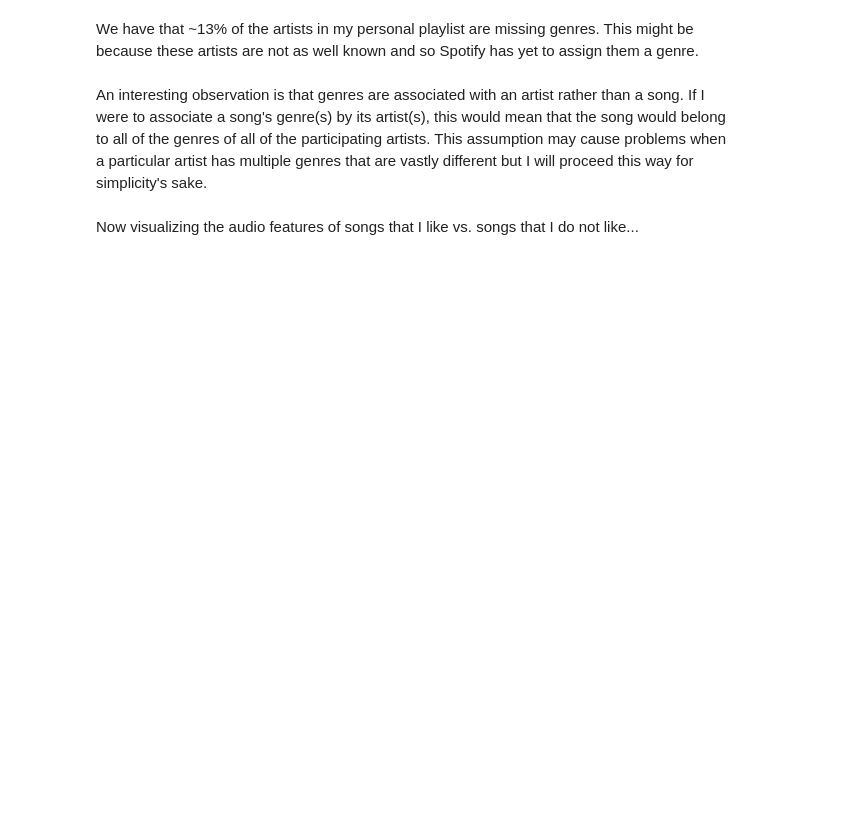
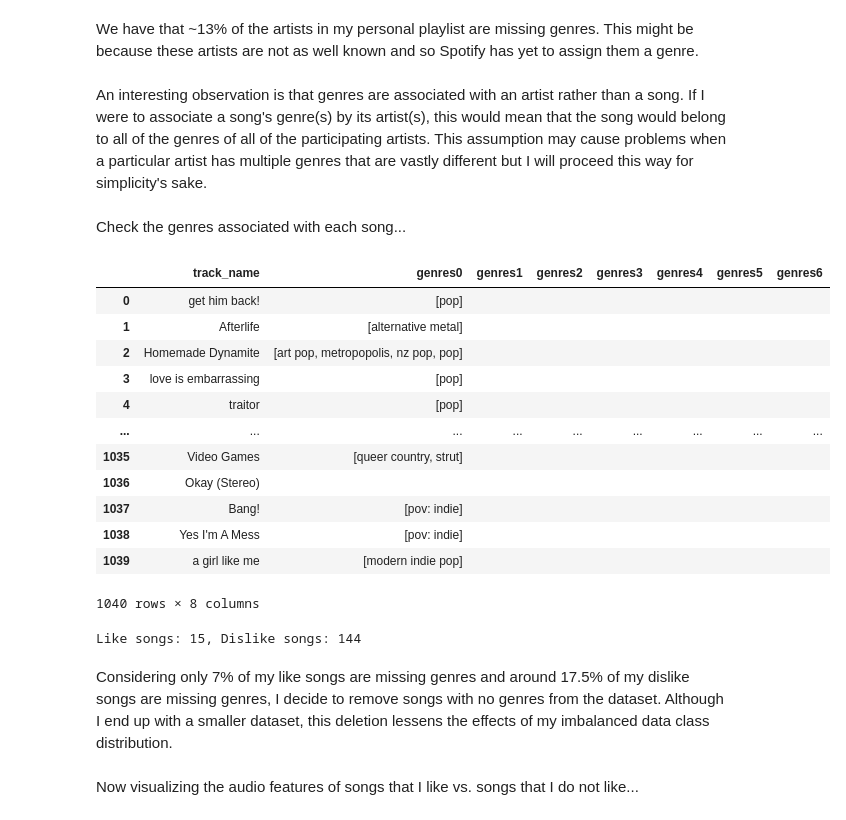
Before and after one commit to andychannery/Spotify, a Jupyter notebook: ml_models/exploratory_analysis.ipynb, the cells around one changed output. Saved outputs shown, nothing was run; the diff lists cells and outputs as text; code cells hidden in the pictures; blank space fills up the shorter version.

```diff
--- a/ml_models/exploratory_analysis.ipynb
+++ b/ml_models/exploratory_analysis.ipynb
@@ -169,0 +154,8 @@ df = df.replace(np.nan, "")
+# %%
+# Drop artists with no genres assigned
+artist_features = artist_features[artist_features['genres'].apply(len) > 0].reset_index(drop=True)
+# %%
+# Build final dataframe
+df = songs.merge(track_features, how='inner', left_on='track_id', right_on='id').drop(columns=['id'])
+# Split up artist(s) for each song
+df_artists = df['artist_id'].str.split(',', expand=True)
@@ -170 +177,22 @@ df = df.replace(np.nan, "")
+# %% [markdown]
+Check the genres associated with each song...
+# %%
+genre_columns = [f'genres{i}' for i in range(len(df_artists.columns))]
+columns = ['track_name']
+columns.extend(genre_columns)
+df[columns]
+# %% [output]
+|  | track_name | genres0 | genres1 | genres2 | genres3 | genres4 | genres5 | genres6 |
+| 0 | get him back! | [pop] |  |  |  |  |  |  |
+| 1 | Afterlife | [alternative metal] |  |  |  |  |  |  |
+| 2 | Homemade Dynamite | [art pop, metropopolis, nz pop, pop] |  |  |  |  |  |  |
+| 3 | love is embarrassing | [pop] |  |  |  |  |  |  |
+| 4 | traitor | [pop] |  |  |  |  |  |  |
+| ... | ... | ... | ... | ... | ... | ... | ... | ... |
+| 1035 | Video Games | [queer country, strut] |  |  |  |  |  |  |
+| 1036 | Okay (Stereo) |  |  |  |  |  |  |  |
+| 1037 | Bang! | [pov: indie] |  |  |  |  |  |  |
+| 1038 | Yes I'm A Mess | [pov: indie] |  |  |  |  |  |  |
+| 1039 | a girl like me | [modern indie pop] |  |  |  |  |  |  |
+1040 rows × 8 columns
 # %%
@@ -181,0 +210,9 @@ df = df.drop(columns=['genres1', 'genres2', 'genres3', 'genres4', 'genres5'])
+# %%
+# Check missing genre distribution amongst like and dislike songs
+missing_genres_like_songs = len(df[(df.user_like == True) & (df.genres.apply(len) == 0)])
+missing_genres_dislike_songs = len(df[(df.user_like == False) & (df.genres.apply(len) == 0)])
+print(f"Like songs: {missing_genres_like_songs}, Dislike songs: {missing_genres_dislike_songs}")
+# %% [output]
+Like songs: 15, Dislike songs: 144
+# %% [markdown]
+Considering only 7% of my like songs are missing genres and around 17.5% of my dislike songs are missing genres, I decide to remove songs with no genres from the dataset. Although I end up with a smaller dataset, this deletion lessens the effects of my imbalanced data class distribution.
```
Also changed, not shown: parts of 16 cells of this notebook, 10 other files.
